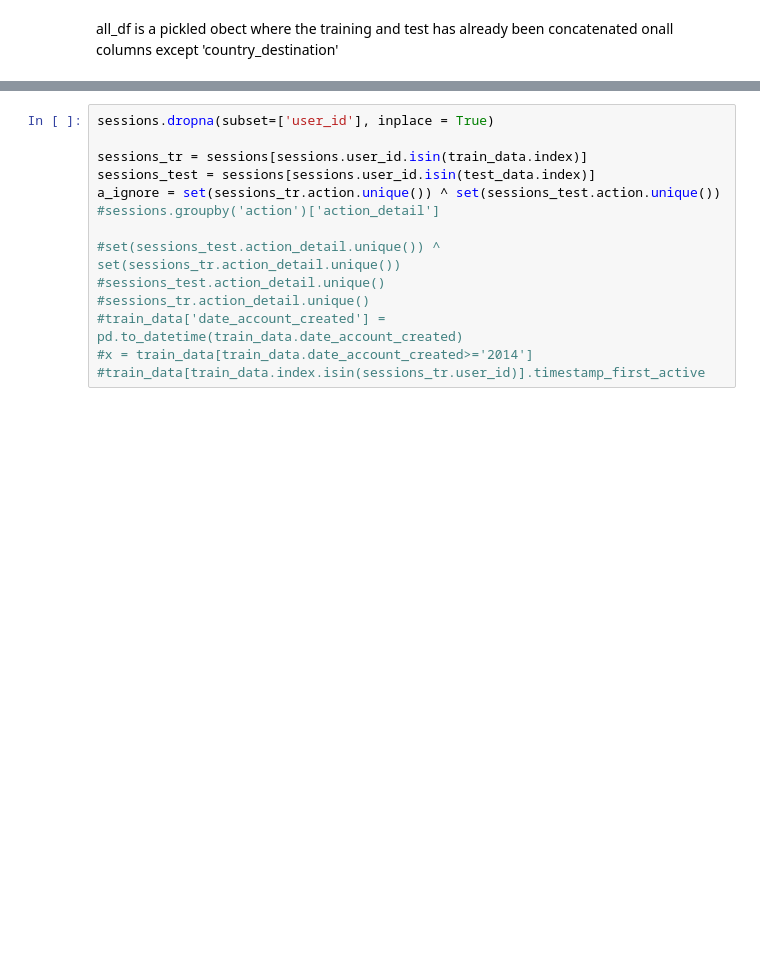
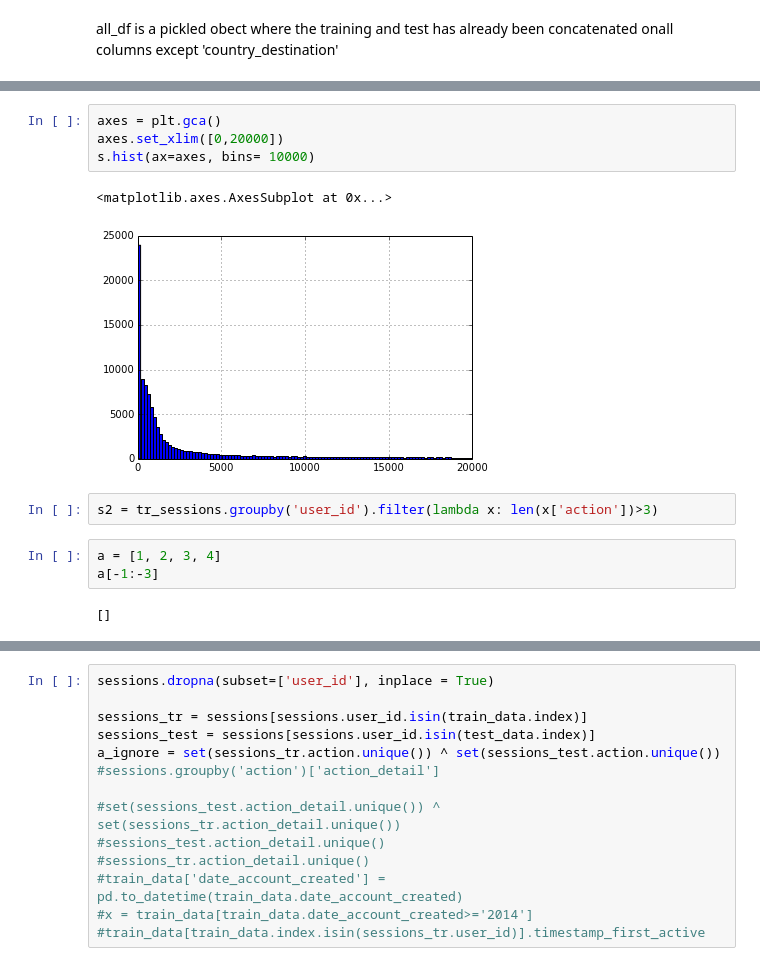
Before and after one commit to ily9000/Kaggle_AirBnB, a Jupyter notebook: scripts/sessions.ipynb, the cells around one changed output, grey strips where cells are left out. Drawn from its saved outputs; the diff is of its cells as text; blank space fills up the shorter version.

```diff
--- a/scripts/sessions.ipynb
+++ b/scripts/sessions.ipynb
@@ -45,0 +420,14 @@ sessions
+# %%
+axes = plt.gca()
+axes.set_xlim([0,20000])
+s.hist(ax=axes, bins= 10000)
+# %% [output]
+<matplotlib.axes.AxesSubplot at 0x...>
+[figure, added]
+# %%
+s2 = tr_sessions.groupby('user_id').filter(lambda x: len(x['action'])>3)
+# %%
+a = [1, 2, 3, 4]
+a[-1:-3]
+# %% [output]
+[]
```
Also changed, not shown: parts of 42 cells of this notebook, 1 other file.
